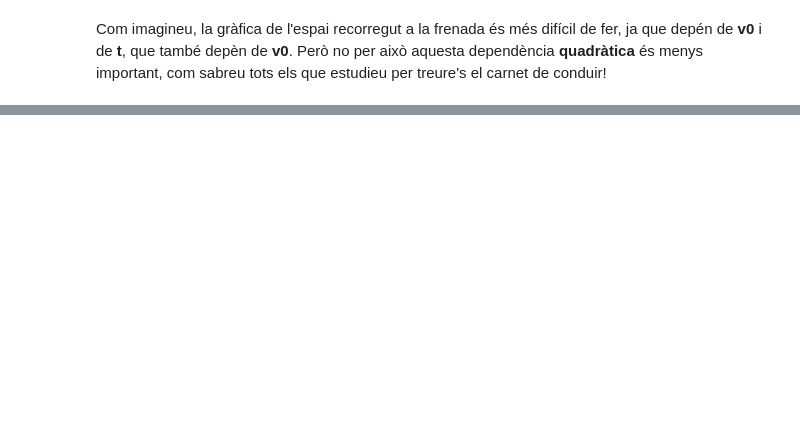
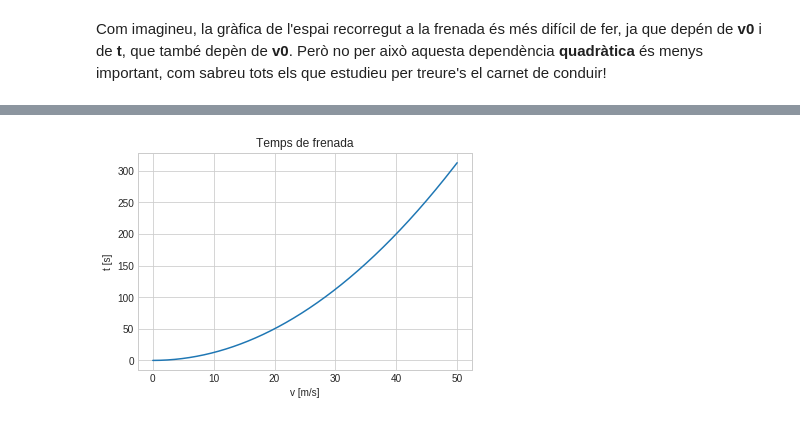
Before and after one commit to jorts64/Tecnologia-Industrial---Jupyter, a Jupyter notebook: TI1-1.1_Xocs_inelastics.ipynb, the cells around one changed output, grey strips where cells are left out. Drawn from its saved outputs; the diff is of its cells as text; code cells hidden in the pictures; blank space fills up the shorter version.

```diff
--- a/TI1-1.1_Xocs_inelastics.ipynb
+++ b/TI1-1.1_Xocs_inelastics.ipynb
@@ -218,0 +227,10 @@ Com imagineu, la gràfica de l'espai recorregut a la frenada és més difícil d
+# %%
+fig = plt.figure()
+ax = plt.axes()
+x = np.linspace(0, 50, 1000)
+ax.plot(x, 1 / 2 * x * x / 4);
+plt.title("Temps de frenada")
+plt.xlabel("v [m/s]")
+plt.ylabel("t [s]");
+# %% [output]
+[figure, added]
```
Also changed, not shown: parts of 6 cells of this notebook.
